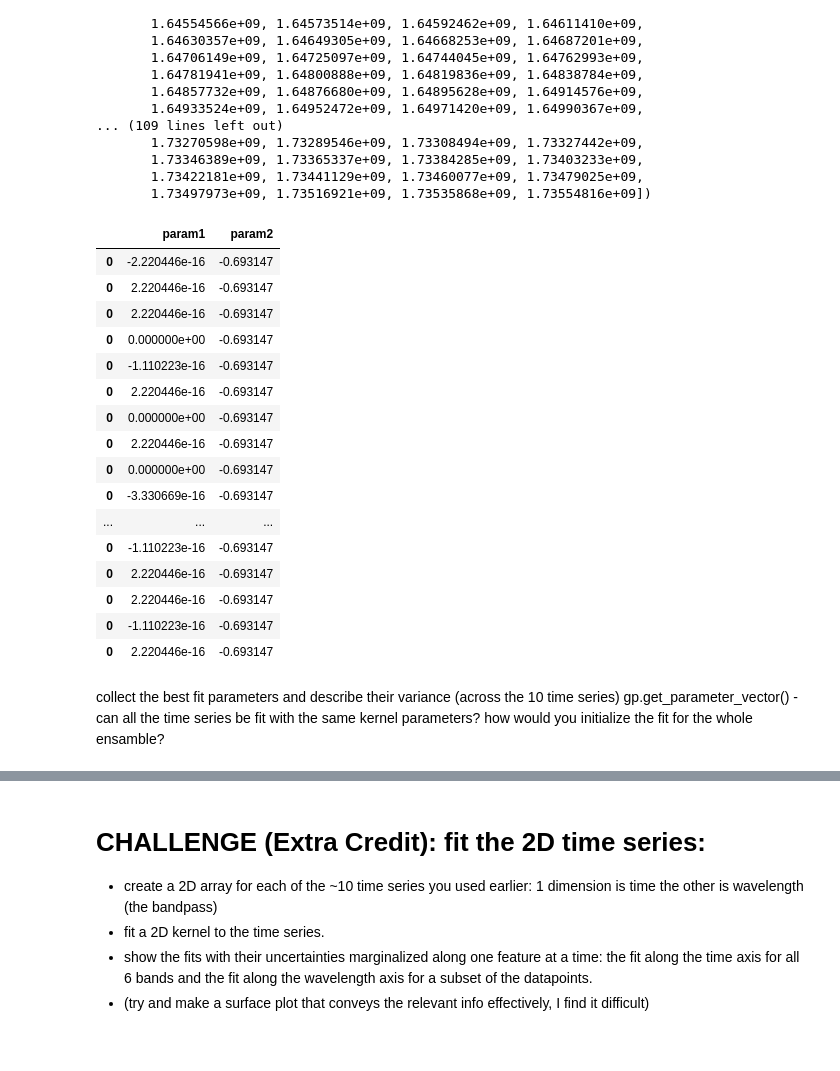
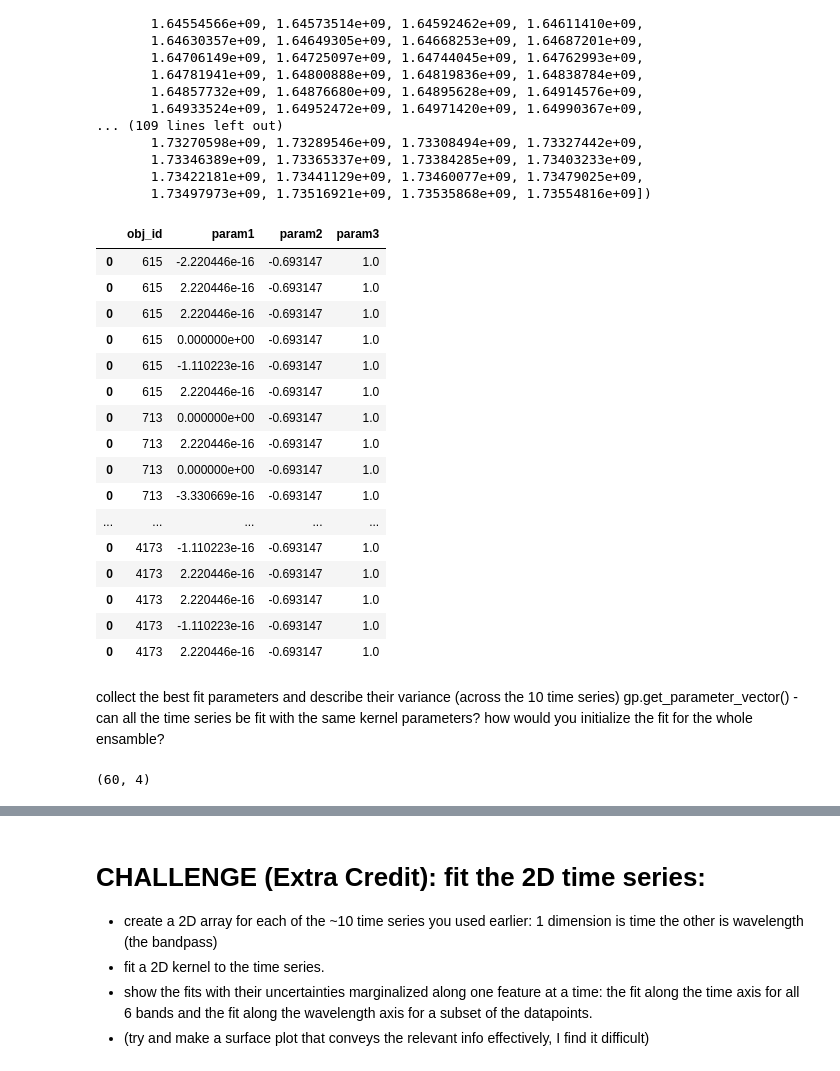
Before and after one commit to Legacy560/MLTSA25_RWolynetz, a Jupyter notebook: HW4/HW4_PLAsTICC_GP_homework_MTLSA25_RWolynetz.ipynb, the cells around one changed output, grey strips where cells are left out. Drawn from its saved outputs; the diff is of its cells as text; code cells hidden in the pictures.

```diff
--- a/HW4/HW4_PLAsTICC_GP_homework_MTLSA25_RWolynetz.ipynb
+++ b/HW4/HW4_PLAsTICC_GP_homework_MTLSA25_RWolynetz.ipynb
@@ -737,56 +737,61 @@ for target in unique_targets:
 selected_lcvs = lcvs_scaled[lcvs_scaled['object_id'].isin(selected_object_ids)]
 
 # Fit a GP to each time series (band by band)
-params = pd.DataFrame(columns=['param1', 'param2'])
+params = pd.DataFrame(columns=['obj_id', 'param1', 'param2', 'param3'])
 for object_id in selected_object_ids:
     for passband in selected_lcvs["passband"].unique():
         # Get data for the specific object and passband
         subset = selected_lcvs[(selected_lcvs['object_id'] == object_id) & (selected_lcvs['passband'] == passband)]
         x = subset['mjd'].values
         y = subset['flux_scaled'].values
         yerr = subset['flux_err_scaled'].values
 
-        # Define the kernel (example)
-        kernel = np.var(y) * kernels.ExpSquaredKernel(0.5)
+        # Define the kernel
+        kernel = np.var(y) * kernels.Product(kernels.ExpSquaredKernel(0.5),
+                                     kernels.CosineKernel(1))
 
 
 
         # Initialize the GP
         gp = george.GP(kernel)
 
         # Try to fit the GP (error handling)
 
 
         #try:
         gp.compute(x, yerr)
         gp.predict(y, t_pred, return_var=True)
-        params = pd.concat([params, pd.DataFrame([gp.get_parameter_vector()], columns=['param1', 'param2'])])
+        params = pd.concat([params, pd.DataFrame([[object_id, *gp.get_parameter_vector()]], columns=['obj_id','param1', 'param2', 'param3'])])
         '''
         except Exception as e:
             print(f"Object {object_id}, Passband {passband}: Error fitting GP: {e}")
             continue
         '''
             #gp.optimize(x,y)
 
 
 params
 # %% [output]
-|  | param1 | param2 |
-| 0 | -2.220446e-16 | -0.693147 |
-| 0 | 2.220446e-16 | -0.693147 |
-| 0 | 2.220446e-16 | -0.693147 |
-| 0 | 0.000000e+00 | -0.693147 |
-| 0 | -1.110223e-16 | -0.693147 |
-| 0 | 2.220446e-16 | -0.693147 |
-| 0 | 0.000000e+00 | -0.693147 |
-| 0 | 2.220446e-16 | -0.693147 |
-| 0 | 0.000000e+00 | -0.693147 |
-| 0 | -3.330669e-16 | -0.693147 |
-| ... | ... | ... |
-| 0 | -1.110223e-16 | -0.693147 |
-| 0 | 2.220446e-16 | -0.693147 |
-| 0 | 2.220446e-16 | -0.693147 |
-| 0 | -1.110223e-16 | -0.693147 |
-| 0 | 2.220446e-16 | -0.693147 |
+|  | obj_id | param1 | param2 | param3 |
+| 0 | 615 | -2.220446e-16 | -0.693147 | 1.0 |
+| 0 | 615 | 2.220446e-16 | -0.693147 | 1.0 |
+| 0 | 615 | 2.220446e-16 | -0.693147 | 1.0 |
+| 0 | 615 | 0.000000e+00 | -0.693147 | 1.0 |
+| 0 | 615 | -1.110223e-16 | -0.693147 | 1.0 |
+| 0 | 615 | 2.220446e-16 | -0.693147 | 1.0 |
+| 0 | 713 | 0.000000e+00 | -0.693147 | 1.0 |
+| 0 | 713 | 2.220446e-16 | -0.693147 | 1.0 |
+| 0 | 713 | 0.000000e+00 | -0.693147 | 1.0 |
+| 0 | 713 | -3.330669e-16 | -0.693147 | 1.0 |
+| ... | ... | ... | ... | ... |
+| 0 | 4173 | -1.110223e-16 | -0.693147 | 1.0 |
+| 0 | 4173 | 2.220446e-16 | -0.693147 | 1.0 |
+| 0 | 4173 | 2.220446e-16 | -0.693147 | 1.0 |
+| 0 | 4173 | -1.110223e-16 | -0.693147 | 1.0 |
+| 0 | 4173 | 2.220446e-16 | -0.693147 | 1.0 |
 # %% [markdown]
 collect the best fit parameters and describe their variance (across the 10 time series) gp.get_parameter_vector() - can all the time series be fit with the same kernel parameters? how would you initialize the fit for the whole ensamble?
+# %%
+params.shape
+# %% [output]
+(60, 4)
```
Also changed, not shown: parts of 2 cells of this notebook.
